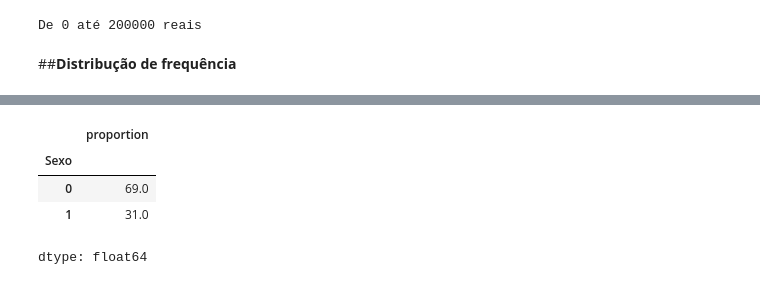
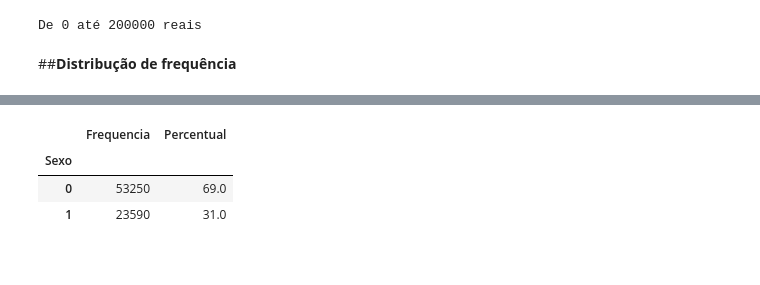
Before and after one commit to alineaprelini/Estat-stica, a Jupyter notebook: Estatística_básica.ipynb, the cells around one changed output, grey strips where cells are left out. Saved outputs shown, nothing was run; the diff lists cells and outputs as text; code cells hidden in the pictures.

```diff
--- a/Estatística_básica.ipynb
+++ b/Estatística_básica.ipynb
@@ -93,4 +93,4 @@ De 0 até 200000 reais
 # %% [markdown]
 ##**Distribução de frequência**
 # %%
-df['Sexo'].value_counts() #Somente os responsáveis pela residencia respondeu
+Frequencia = df['Sexo'].value_counts() #Somente os responsáveis pela residencia respondeu
@@ -103,8 +97,11 @@ dtype: int64
 # %%
-df['Sexo'].value_counts(normalize = True).round(2) *100 #proporção por sexo (%)
+Percentual = df['Sexo'].value_counts(normalize = True).round(2) *100 #proporção por sexo (%)
-# %% [output]
-|  | proportion |
-| Sexo |  |
-| 0 | 69.0 |
-| 1 | 31.0 |
-dtype: float64
+# %%
+freq_qualitativa = pd.DataFrame({'Frequencia': Frequencia, 'Percentual': Percentual})
+# %%
+freq_qualitativa
+# %% [output]
+|  | Frequencia | Percentual |
+| Sexo |  |  |
+| 0 | 53250 | 69.0 |
+| 1 | 23590 | 31.0 |
```
Also changed, not shown: parts of 1 cell of this notebook.
